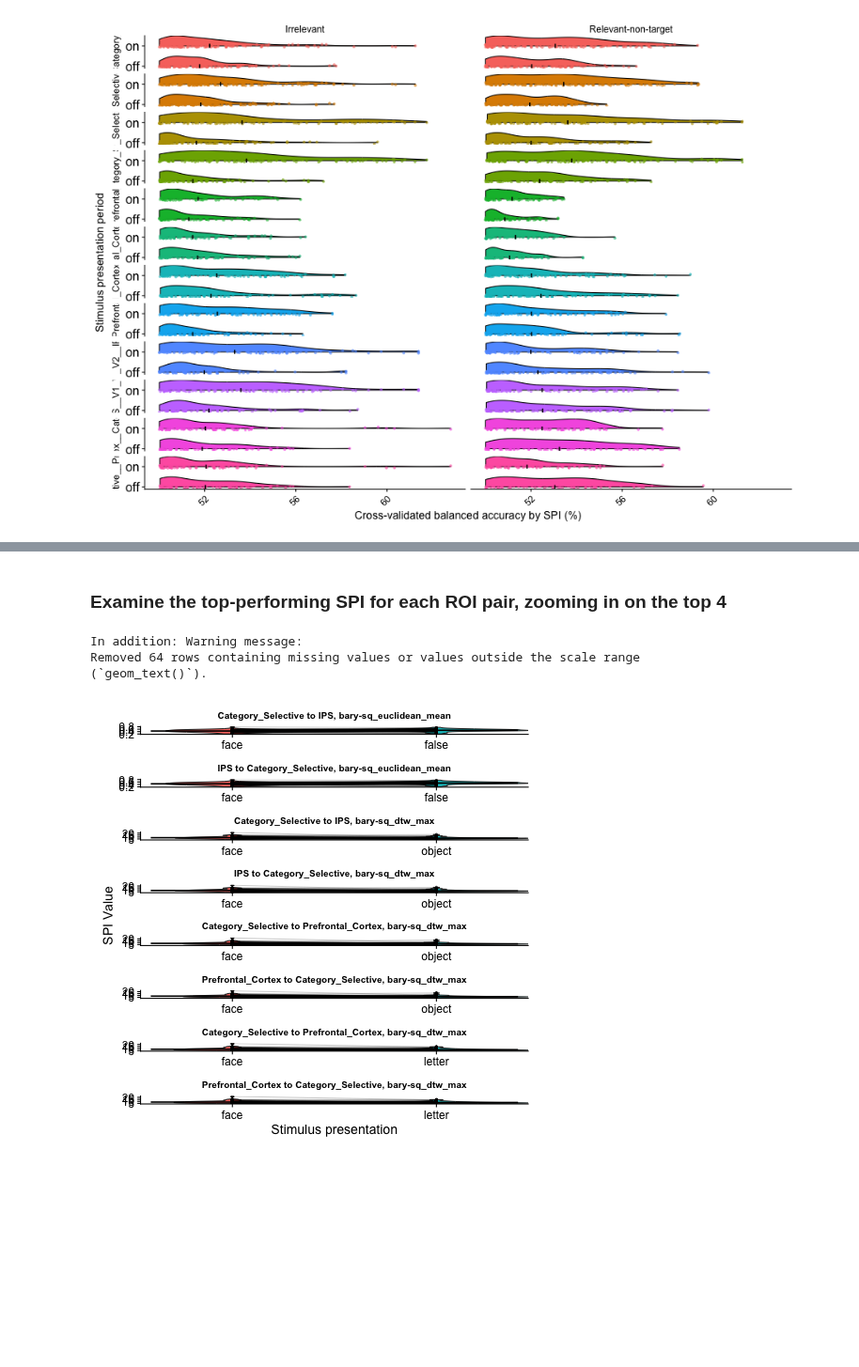
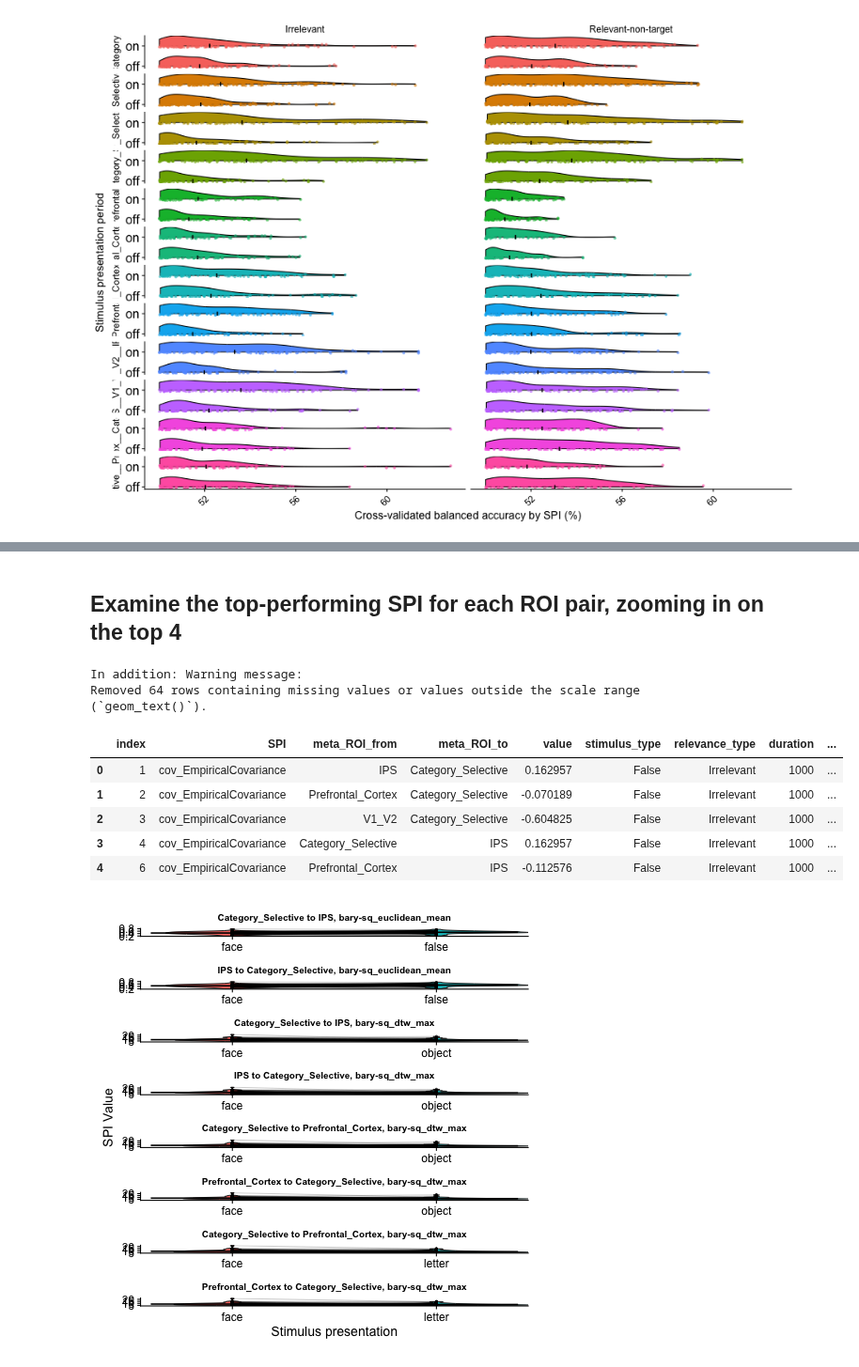
Before and after one commit to anniegbryant/MEG_functional_connectivity, a Jupyter notebook: data_visualization/inter_subject_classification.ipynb, the cells around one changed output, grey strips where cells are left out. Shown at 94% size. Cells and saved outputs as stored; diff of their text form; code cells hidden in the pictures; blank space fills up the shorter version.

```diff
--- a/data_visualization/inter_subject_classification.ipynb
+++ b/data_visualization/inter_subject_classification.ipynb
@@ -201,5 +263,5 @@ argument.
 # %% [markdown]
-### Examine the top-performing SPI for each ROI pair, zooming in on the top 4
+## Examine the top-performing SPI for each ROI pair, zooming in on the top 4
 # %%
 %%R -i averaged_stimulus_type_LR_classification_res -o top_res
 
@@ -272,6 +334,15 @@ top_eight_res <- averaged_stimulus_type_LR_classification_res %>%
     slice_max(order_by=accuracy, n=8) %>%
     dplyr::select(accuracy, meta_ROI_to, meta_ROI_from, SPI, stimulus_combo, stimulus_presentation, relevance_type) %>%
     mutate(meta_ROI_pair = paste(meta_ROI_from, meta_ROI_to, sep="__"))
+# %%
+all_pyspi_res_averaged_epochs.head()
+# %% [output]
+|  | index | SPI | meta_ROI_from | meta_ROI_to | value | stimulus_type | relevance_type | duration | ... |
+| 0 | 1 | cov_EmpiricalCovariance | IPS | Category_Selective | 0.162957 | False | Irrelevant | 1000 | ... |
+| 1 | 2 | cov_EmpiricalCovariance | Prefrontal_Cortex | Category_Selective | -0.070189 | False | Irrelevant | 1000 | ... |
+| 2 | 3 | cov_EmpiricalCovariance | V1_V2 | Category_Selective | -0.604825 | False | Irrelevant | 1000 | ... |
+| 3 | 4 | cov_EmpiricalCovariance | Category_Selective | IPS | 0.162957 | False | Irrelevant | 1000 | ... |
+| 4 | 6 | cov_EmpiricalCovariance | Prefrontal_Cortex | IPS | -0.112576 | False | Irrelevant | 1000 | ... |
 # %%
 pyspi_res_top_SPIs = all_pyspi_res_averaged_epochs.merge(top_eight_res, how='inner')
 # %%
```
Also changed, not shown: parts of 8 cells of this notebook, 15 other files.
